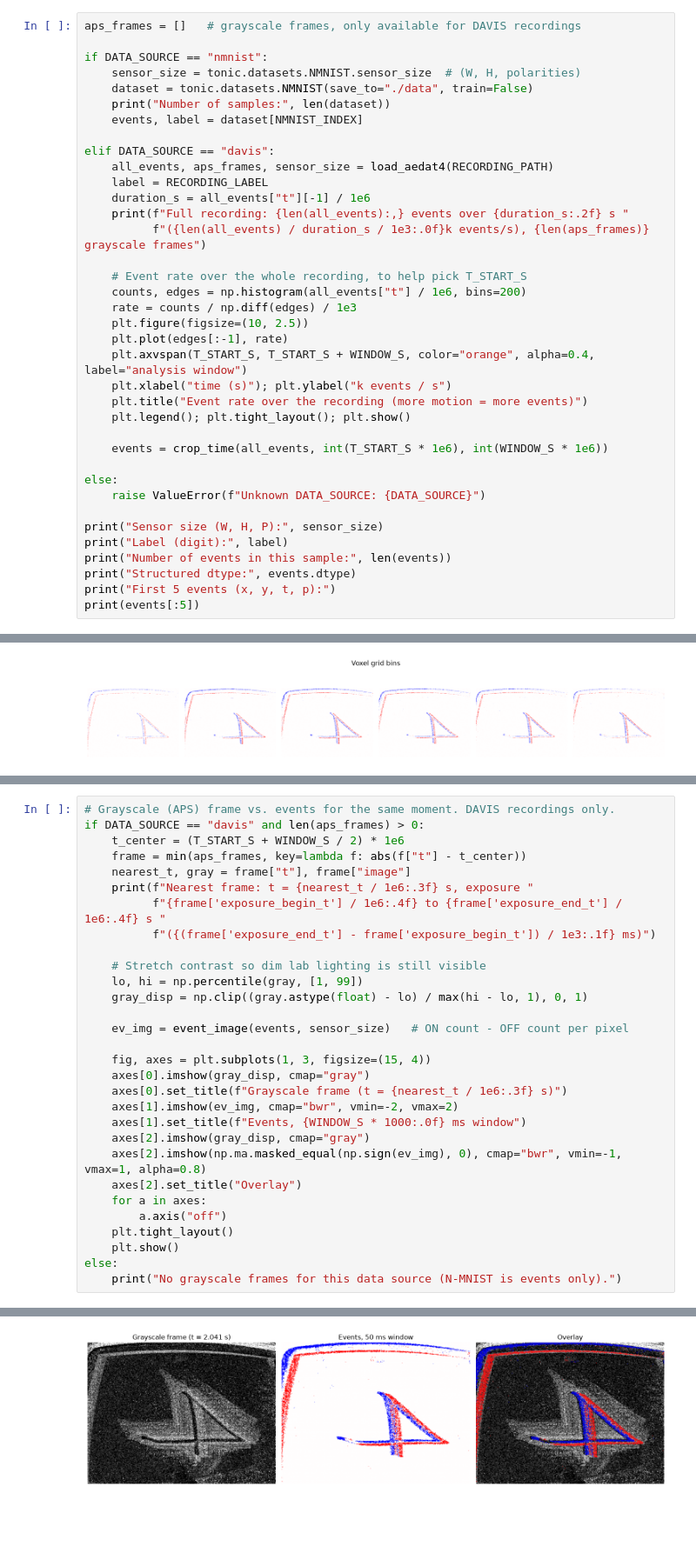
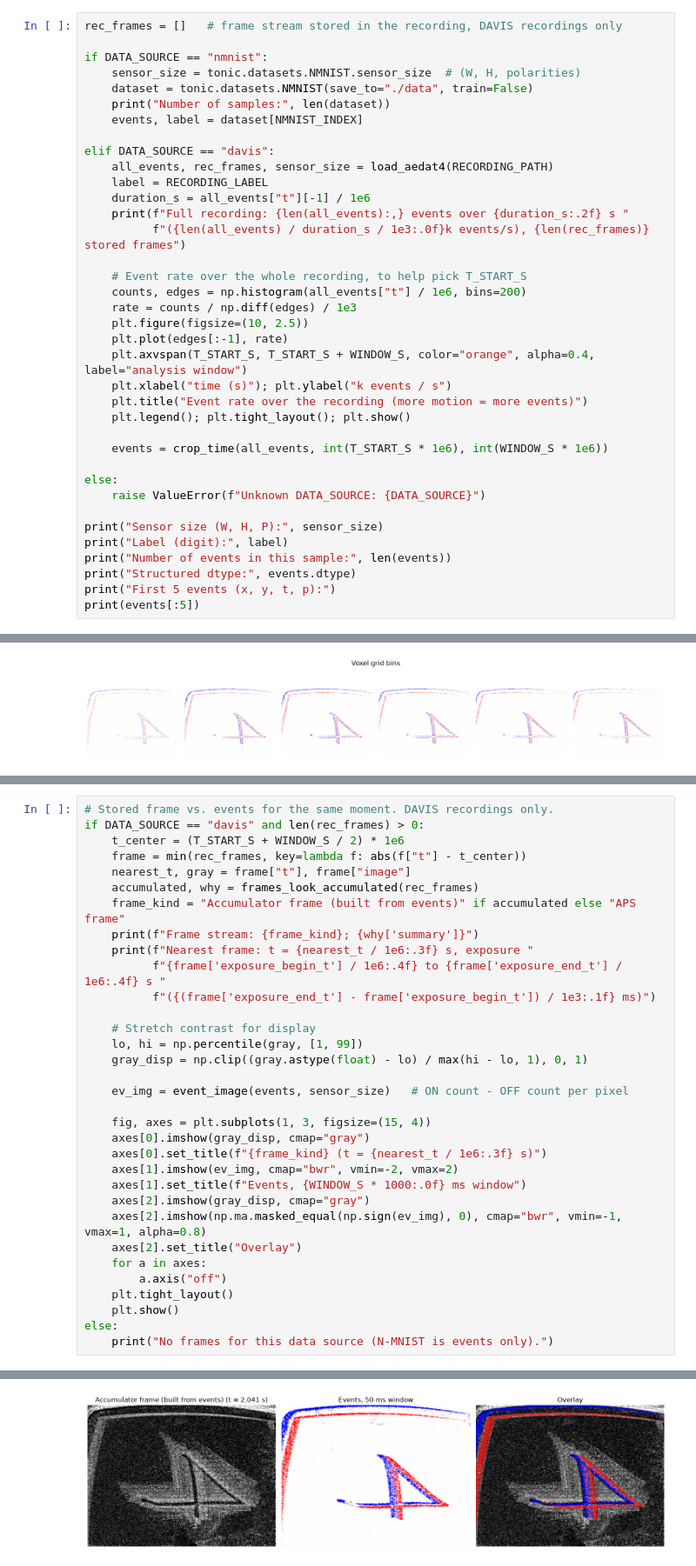
Before and after one commit to allusson/event-perception, a Jupyter notebook: notebooks/01_representations.ipynb, the cells around one changed output, grey strips where cells are left out. Shown at 87% size. Cells and saved outputs as stored; diff of their text form; blank space fills up the shorter version.

```diff
--- a/notebooks/01_representations.ipynb
+++ b/notebooks/01_representations.ipynb
@@ -105,7 +109,7 @@ An event camera does not output frames. Each event is a tuple `(x, y, t, p)`:
 
 This is exactly the `e_k = (x_k, t_k, p_k)` notation used in Section 2.4 of the survey.
 # %%
-aps_frames = []   # grayscale frames, only available for DAVIS recordings
+rec_frames = []   # frame stream stored in the recording, DAVIS recordings only
 
 if DATA_SOURCE == "nmnist":
     sensor_size = tonic.datasets.NMNIST.sensor_size  # (W, H, polarities)
@@ -114,11 +118,11 @@ if DATA_SOURCE == "nmnist":
     events, label = dataset[NMNIST_INDEX]
 
 elif DATA_SOURCE == "davis":
-    all_events, aps_frames, sensor_size = load_aedat4(RECORDING_PATH)
+    all_events, rec_frames, sensor_size = load_aedat4(RECORDING_PATH)
     label = RECORDING_LABEL
     duration_s = all_events["t"][-1] / 1e6
     print(f"Full recording: {len(all_events):,} events over {duration_s:.2f} s "
-          f"({len(all_events) / duration_s / 1e3:.0f}k events/s), {len(aps_frames)} grayscale frames")
+          f"({len(all_events) / duration_s / 1e3:.0f}k events/s), {len(rec_frames)} stored frames")
 
     # Event rate over the whole recording, to help pick T_START_S
     counts, edges = np.histogram(all_events["t"] / 1e6, bins=200)
@@ -306,16 +312,19 @@ plt.show()
 Voxel grid shape (bins, polarity, H, W): (6, 1, 260, 346)
 [figure]
 # %%
-# Grayscale (APS) frame vs. events for the same moment. DAVIS recordings only.
-if DATA_SOURCE == "davis" and len(aps_frames) > 0:
+# Stored frame vs. events for the same moment. DAVIS recordings only.
+if DATA_SOURCE == "davis" and len(rec_frames) > 0:
     t_center = (T_START_S + WINDOW_S / 2) * 1e6
-    frame = min(aps_frames, key=lambda f: abs(f["t"] - t_center))
+    frame = min(rec_frames, key=lambda f: abs(f["t"] - t_center))
     nearest_t, gray = frame["t"], frame["image"]
+    accumulated, why = frames_look_accumulated(rec_frames)
+    frame_kind = "Accumulator frame (built from events)" if accumulated else "APS frame"
+    print(f"Frame stream: {frame_kind}; {why['summary']}")
     print(f"Nearest frame: t = {nearest_t / 1e6:.3f} s, exposure "
           f"{frame['exposure_begin_t'] / 1e6:.4f} to {frame['exposure_end_t'] / 1e6:.4f} s "
           f"({(frame['exposure_end_t'] - frame['exposure_begin_t']) / 1e3:.1f} ms)")
 
-    # Stretch contrast so dim lab lighting is still visible
+    # Stretch contrast for display
     lo, hi = np.percentile(gray, [1, 99])
     gray_disp = np.clip((gray.astype(float) - lo) / max(hi - lo, 1), 0, 1)
 
@@ -323,7 +332,7 @@ if DATA_SOURCE == "davis" and len(aps_frames) > 0:
 
     fig, axes = plt.subplots(1, 3, figsize=(15, 4))
     axes[0].imshow(gray_disp, cmap="gray")
-    axes[0].set_title(f"Grayscale frame (t = {nearest_t / 1e6:.3f} s)")
+    axes[0].set_title(f"{frame_kind} (t = {nearest_t / 1e6:.3f} s)")
     axes[1].imshow(ev_img, cmap="bwr", vmin=-2, vmax=2)
     axes[1].set_title(f"Events, {WINDOW_S * 1000:.0f} ms window")
     axes[2].imshow(gray_disp, cmap="gray")
@@ -334,5 +343,5 @@ if DATA_SOURCE == "davis" and len(aps_frames) > 0:
     plt.tight_layout()
     plt.show()
 else:
-    print("No grayscale frames for this data source (N-MNIST is events only).")
+    print("No frames for this data source (N-MNIST is events only).")
 # %% [output]
@@ -339,2 +349,2 @@ else:
 Nearest frame: t = 2.041 s, exposure 2.0409 to 2.0739 s (33.0 ms)
-[figure, old version]
+[figure, new version]
```
Also changed, not shown: parts of 8 cells of this notebook, 4 other files.
